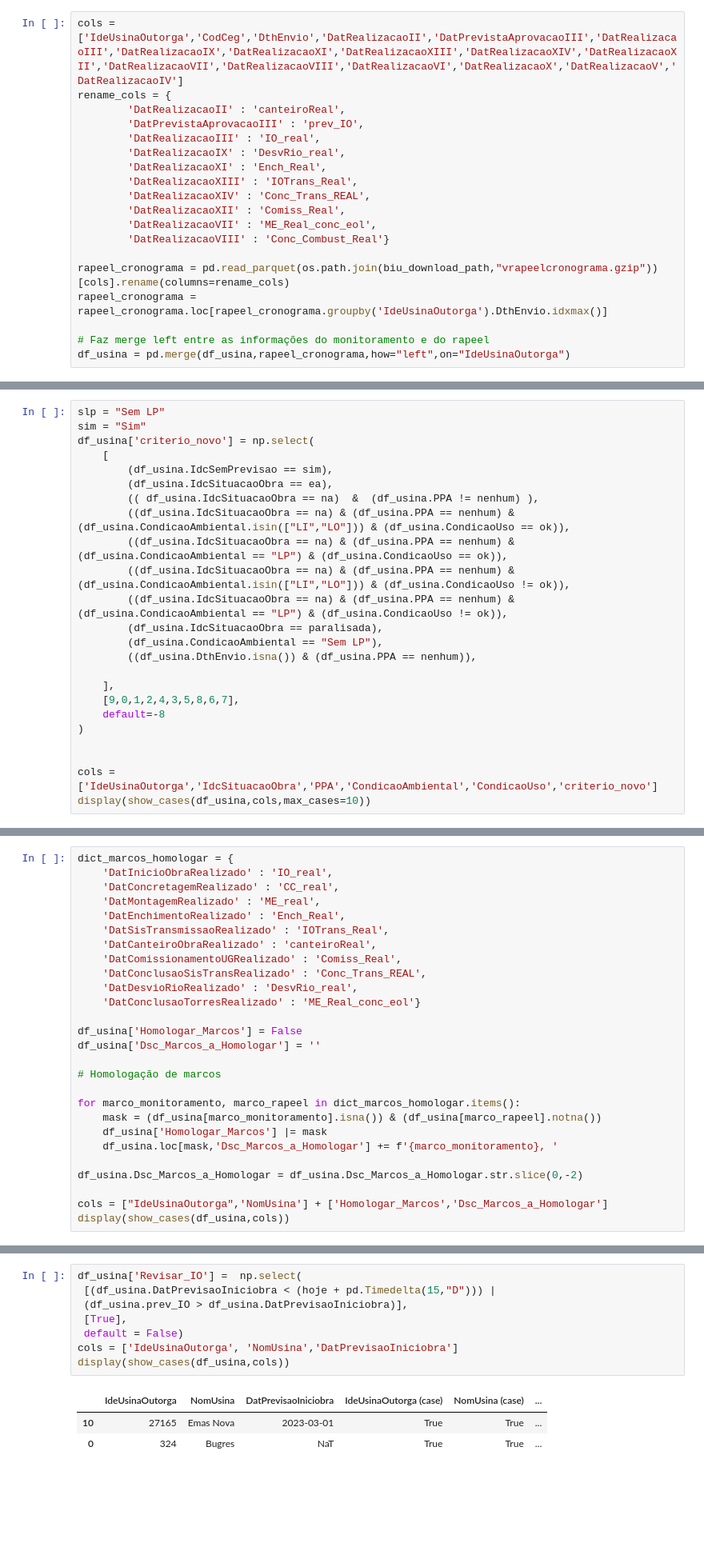
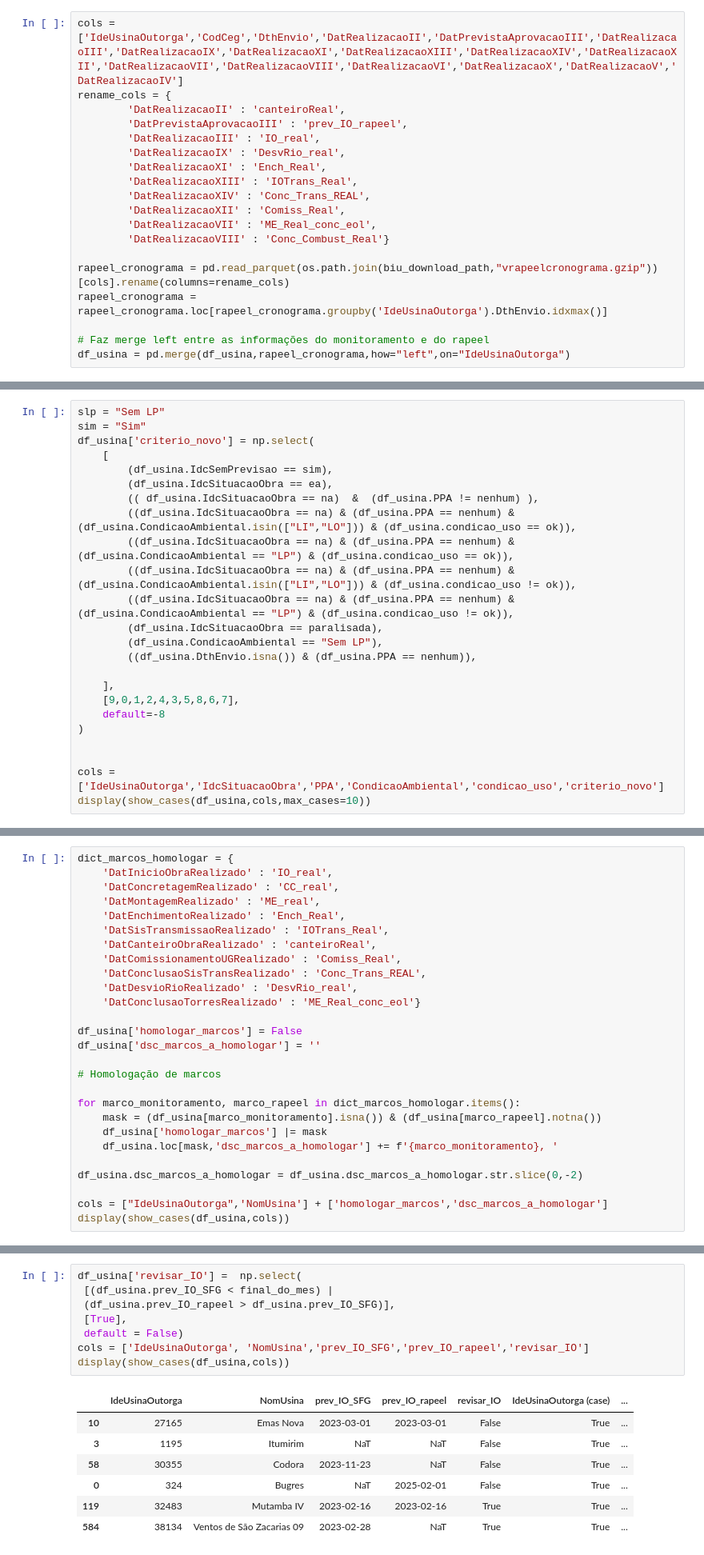
Before and after one commit to Vinicius667/Previsor, a Jupyter notebook: App/Previsor_teste3.ipynb, the cells around one changed output, grey strips where cells are left out. Shown: that part at 80% size. Cells and saved outputs as stored; diff of their text form; blank space fills up the shorter version.

```diff
--- a/App/Previsor_teste3.ipynb
+++ b/App/Previsor_teste3.ipynb
@@ -69,7 +73,7 @@ df_usina = pd.merge(df_usina,monitoramentoleilao,how="left",on="IdeUsinaOutorga"
 cols = ['IdeUsinaOutorga','CodCeg','DthEnvio','DatRealizacaoII','DatPrevistaAprovacaoIII','DatRealizacaoIII','DatRealizacaoIX','DatRealizacaoXI','DatRealizacaoXIII','DatRealizacaoXIV','DatRealizacaoXII','DatRealizacaoVII','DatRealizacaoVIII','DatRealizacaoVI','DatRealizacaoX','DatRealizacaoV','DatRealizacaoIV']
 rename_cols = {
         'DatRealizacaoII' : 'canteiroReal',
-        'DatPrevistaAprovacaoIII' : 'prev_IO',
+        'DatPrevistaAprovacaoIII' : 'prev_IO_rapeel',
         'DatRealizacaoIII' : 'IO_real',
         'DatRealizacaoIX' : 'DesvRio_real',
         'DatRealizacaoXI' : 'Ench_Real',
@@ -284,10 +288,10 @@ df_usina['criterio_novo'] = np.select(
         (df_usina.IdcSemPrevisao == sim),
         (df_usina.IdcSituacaoObra == ea),
         (( df_usina.IdcSituacaoObra == na)  &  (df_usina.PPA != nenhum) ),
-        ((df_usina.IdcSituacaoObra == na) & (df_usina.PPA == nenhum) & (df_usina.CondicaoAmbiental.isin(["LI","LO"])) & (df_usina.CondicaoUso == ok)),
-        ((df_usina.IdcSituacaoObra == na) & (df_usina.PPA == nenhum) & (df_usina.CondicaoAmbiental == "LP") & (df_usina.CondicaoUso == ok)),
-        ((df_usina.IdcSituacaoObra == na) & (df_usina.PPA == nenhum) & (df_usina.CondicaoAmbiental.isin(["LI","LO"])) & (df_usina.CondicaoUso != ok)),
-        ((df_usina.IdcSituacaoObra == na) & (df_usina.PPA == nenhum) & (df_usina.CondicaoAmbiental == "LP") & (df_usina.CondicaoUso != ok)),
+        ((df_usina.IdcSituacaoObra == na) & (df_usina.PPA == nenhum) & (df_usina.CondicaoAmbiental.isin(["LI","LO"])) & (df_usina.condicao_uso == ok)),
+        ((df_usina.IdcSituacaoObra == na) & (df_usina.PPA == nenhum) & (df_usina.CondicaoAmbiental == "LP") & (df_usina.condicao_uso == ok)),
+        ((df_usina.IdcSituacaoObra == na) & (df_usina.PPA == nenhum) & (df_usina.CondicaoAmbiental.isin(["LI","LO"])) & (df_usina.condicao_uso != ok)),
+        ((df_usina.IdcSituacaoObra == na) & (df_usina.PPA == nenhum) & (df_usina.CondicaoAmbiental == "LP") & (df_usina.condicao_uso != ok)),
         (df_usina.IdcSituacaoObra == paralisada),
         (df_usina.CondicaoAmbiental == "Sem LP"),
         ((df_usina.DthEnvio.isna()) & (df_usina.PPA == nenhum)),
@@ -298,6 +302,6 @@ df_usina['criterio_novo'] = np.select(
 )
 
 
-cols = ['IdeUsinaOutorga','IdcSituacaoObra','PPA','CondicaoAmbiental','CondicaoUso','criterio_novo']
+cols = ['IdeUsinaOutorga','IdcSituacaoObra','PPA','CondicaoAmbiental','condicao_uso','criterio_novo']
 display(show_cases(df_usina,cols,max_cases=10))
 # %% [output]
@@ -331,18 +335,18 @@ dict_marcos_homologar = {
     'DatDesvioRioRealizado' : 'DesvRio_real',
     'DatConclusaoTorresRealizado' : 'ME_Real_conc_eol'}
 
-df_usina['Homologar_Marcos'] = False
-df_usina['Dsc_Marcos_a_Homologar'] = ''
+df_usina['homologar_marcos'] = False
+df_usina['dsc_marcos_a_homologar'] = ''
 
 # Homologação de marcos
 
 for marco_monitoramento, marco_rapeel in dict_marcos_homologar.items():
     mask = (df_usina[marco_monitoramento].isna()) & (df_usina[marco_rapeel].notna())
-    df_usina['Homologar_Marcos'] |= mask
-    df_usina.loc[mask,'Dsc_Marcos_a_Homologar'] += f'{marco_monitoramento}, '
+    df_usina['homologar_marcos'] |= mask
+    df_usina.loc[mask,'dsc_marcos_a_homologar'] += f'{marco_monitoramento}, '
 
-df_usina.Dsc_Marcos_a_Homologar = df_usina.Dsc_Marcos_a_Homologar.str.slice(0,-2)
+df_usina.dsc_marcos_a_homologar = df_usina.dsc_marcos_a_homologar.str.slice(0,-2)
 
-cols = ["IdeUsinaOutorga",'NomUsina'] + ['Homologar_Marcos','Dsc_Marcos_a_Homologar']
+cols = ["IdeUsinaOutorga",'NomUsina'] + ['homologar_marcos','dsc_marcos_a_homologar']
 display(show_cases(df_usina,cols))
 # %% [output]
@@ -350,17 +354,21 @@ display(show_cases(df_usina,cols))
 | 0 | 324 | Bugres | False |  | True | ... |
 | 8 | 2586 | Salto Cafesoca | True | DatSisTransmissaoRealizado | True | ... |
 # %%
-df_usina['Revisar_IO'] =  np.select(
- [(df_usina.DatPrevisaoIniciobra < (hoje + pd.Timedelta(15,"D"))) |
- (df_usina.prev_IO > df_usina.DatPrevisaoIniciobra)],
+df_usina['revisar_IO'] =  np.select(
+ [(df_usina.prev_IO_SFG < final_do_mes) |
+ (df_usina.prev_IO_rapeel > df_usina.prev_IO_SFG)],
  [True],
  default = False)
-cols = ['IdeUsinaOutorga', 'NomUsina','DatPrevisaoIniciobra']
+cols = ['IdeUsinaOutorga', 'NomUsina','prev_IO_SFG','prev_IO_rapeel','revisar_IO']
 display(show_cases(df_usina,cols))
 # %% [output]
-|  | IdeUsinaOutorga | NomUsina | DatPrevisaoIniciobra | IdeUsinaOutorga (case) | NomUsina (case) | ... |
-| 10 | 27165 | Emas Nova | 2023-03-01 | True | True | ... |
-| 0 | 324 | Bugres | NaT | True | True | ... |
+|  | IdeUsinaOutorga | NomUsina | prev_IO_SFG | prev_IO_rapeel | revisar_IO | IdeUsinaOutorga (case) | ... |
+| 10 | 27165 | Emas Nova | 2023-03-01 | 2023-03-01 | False | True | ... |
+| 3 | 1195 | Itumirim | NaT | NaT | False | True | ... |
+| 58 | 30355 | Codora | 2023-11-23 | NaT | False | True | ... |
+| 0 | 324 | Bugres | NaT | 2025-02-01 | False | True | ... |
+| 119 | 32483 | Mutamba IV | 2023-02-16 | 2023-02-16 | True | True | ... |
+| 584 | 38134 | Ventos de São Zacarias 09 | 2023-02-28 | NaT | True | True | ... |
 # %%
 usinas_selecionadas = read_file("./usinas_selecionadas.txt").split(",")
 usinas_selecionadas = [int(num) for num in usinas_selecionadas]
```
Also changed, not shown: parts of 32 cells of this notebook, 4 other files.
